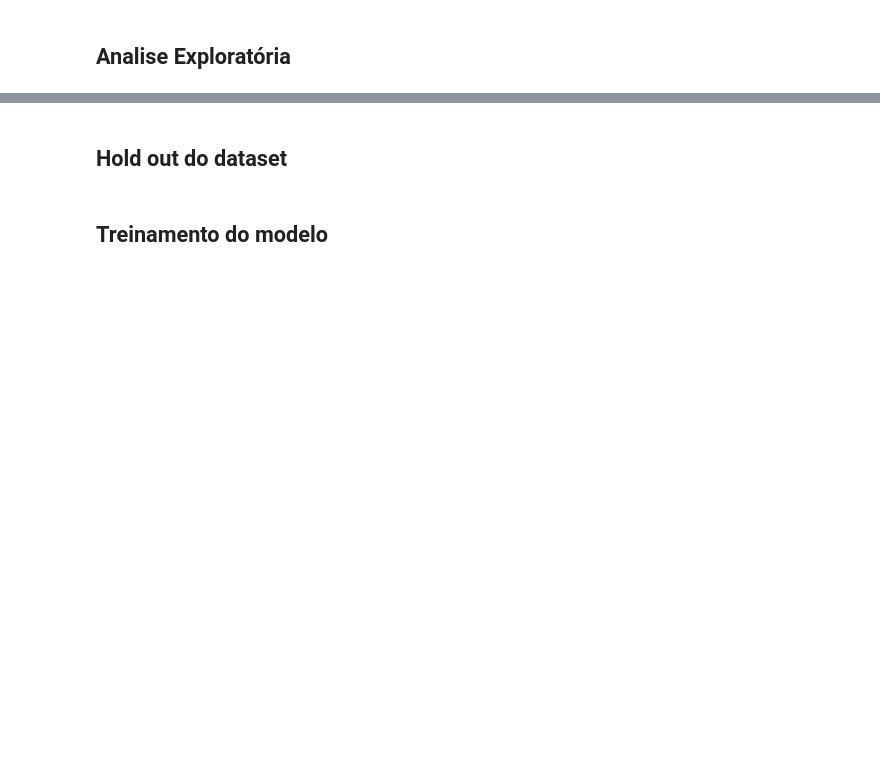
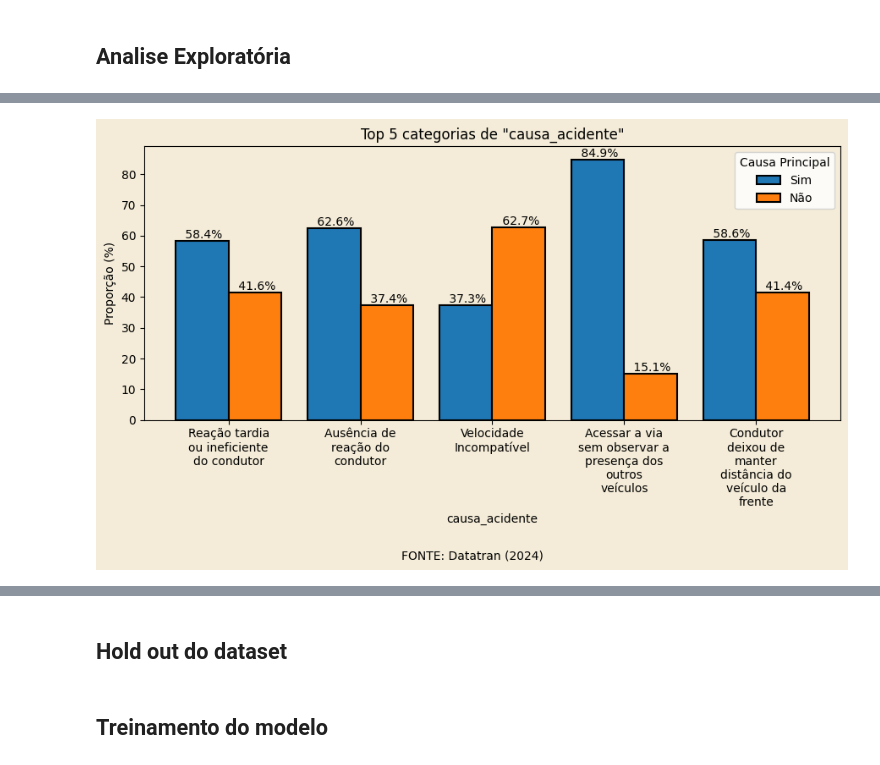
Before and after one commit to pab-h/DataScienceProcess, a Jupyter notebook: notebooks/prf.ipynb, the cells around one changed output, grey strips where cells are left out. Cells and saved outputs as stored; diff of their text form; code cells hidden in the pictures; blank space fills up the shorter version.

```diff
--- a/notebooks/prf.ipynb
+++ b/notebooks/prf.ipynb
@@ -468,0 +293,87 @@ plt.close()
+# %%
+top = 5
+
+for feature in datatran.columns:
+
+	if feature == 'causa_principal':
+		continue
+
+	topCategories       = datatran[feature].value_counts(normalize=True)[:top].index
+	topCategoriesFilter = datatran[datatran[feature].isin(topCategories)]
+
+	count = (
+		topCategoriesFilter
+		.groupby([feature, 'causa_principal'])
+		.size()
+		.reset_index(name = 'Contagem')
+	)
+
+	count['Proporcao'] = (
+		count
+		.groupby(feature)['Contagem']
+		.transform(lambda x: x / x.sum()) * 100
+	)
+
+	count[feature] = pd.Categorical(
+		count[feature],
+		categories = topCategories,
+		ordered    = True
+	)
+
+	count  = count.sort_values(by = feature)
+	labels = [textwrap.fill(str(label), width=14) for label in topCategories]
+
+	figure, axes = plt.subplots(figsize = (9, 5))
+
+	figure.set_facecolor("#F4ECD8")
+	axes.set_facecolor("#F4ECD8")
+
+	barWidth = 0.4
+	x = range(len(topCategories))
+
+	for i, value in enumerate(['Sim', 'Não']):
+
+		groups    = count[count['causa_principal'] == value]
+		ṕositions = [j + (i - 0.5) * barWidth for j in x]
+
+		axes.bar(
+			ṕositions,
+			groups['Proporcao'],
+			width     = barWidth,
+			label     = value,
+			color     = colormaps.get('tab10').colors[i],
+			edgecolor = 'black',
+			linewidth = 1.5
+		)
+
+		for xi, yi in zip(ṕositions, groups['Proporcao']):
+			axes.text(
+				xi, yi,
+				f'{yi: .1f}%',
+				ha       = 'center',
+				va       = 'bottom',
+				fontsize =  10
+			)
+
+	axes.set_title(f'Top {top} categorias de "{feature}"')
+
+	axes.set_xlabel(feature)
+	axes.set_ylabel('Proporção (%)')
+
+	axes.set_xticks(x)
+	axes.set_xticklabels(labels)
+
+	axes.legend(title = 'Causa Principal')
+
+	plt.figtext(
+		0.5, -0.05,
+		'FONTE: Datatran (2024)',
+		horizontalalignment = 'center',
+		fontsize            = 10
+	)
+
+	plt.tight_layout()
+	plt.show()
+	plt.close()
+# %% [output]
+[figure, added]
```
Also changed, not shown: parts of 82 cells of this notebook.
